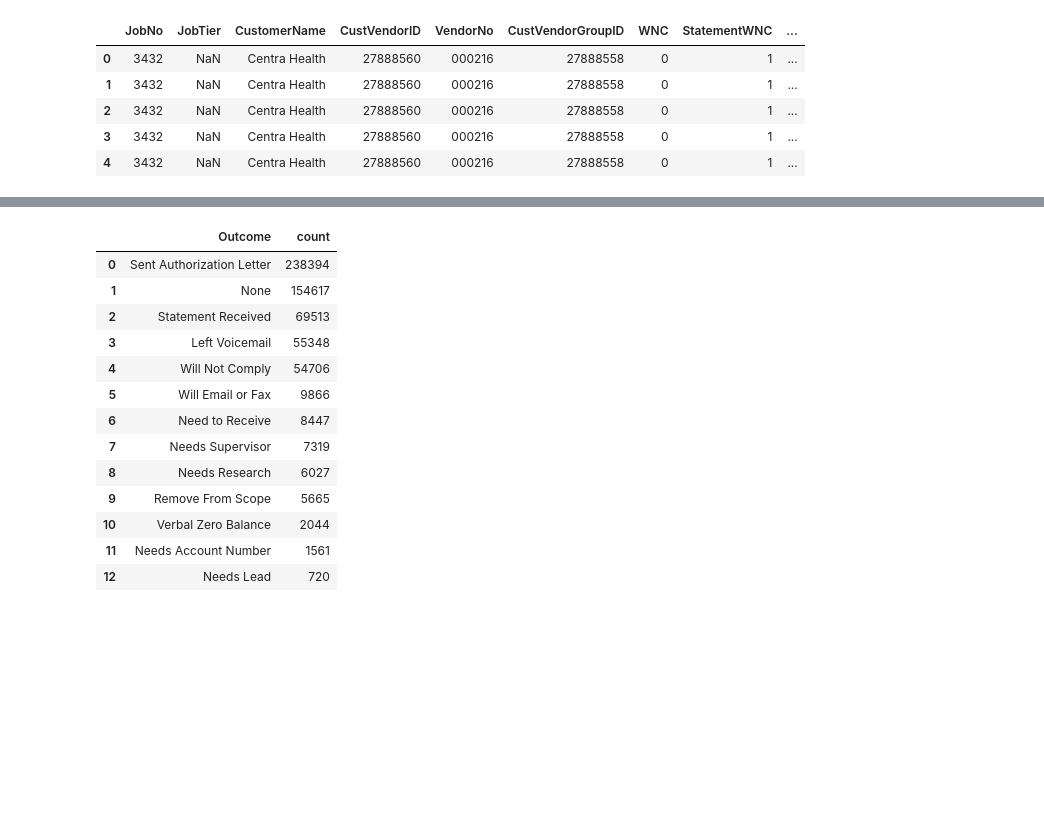
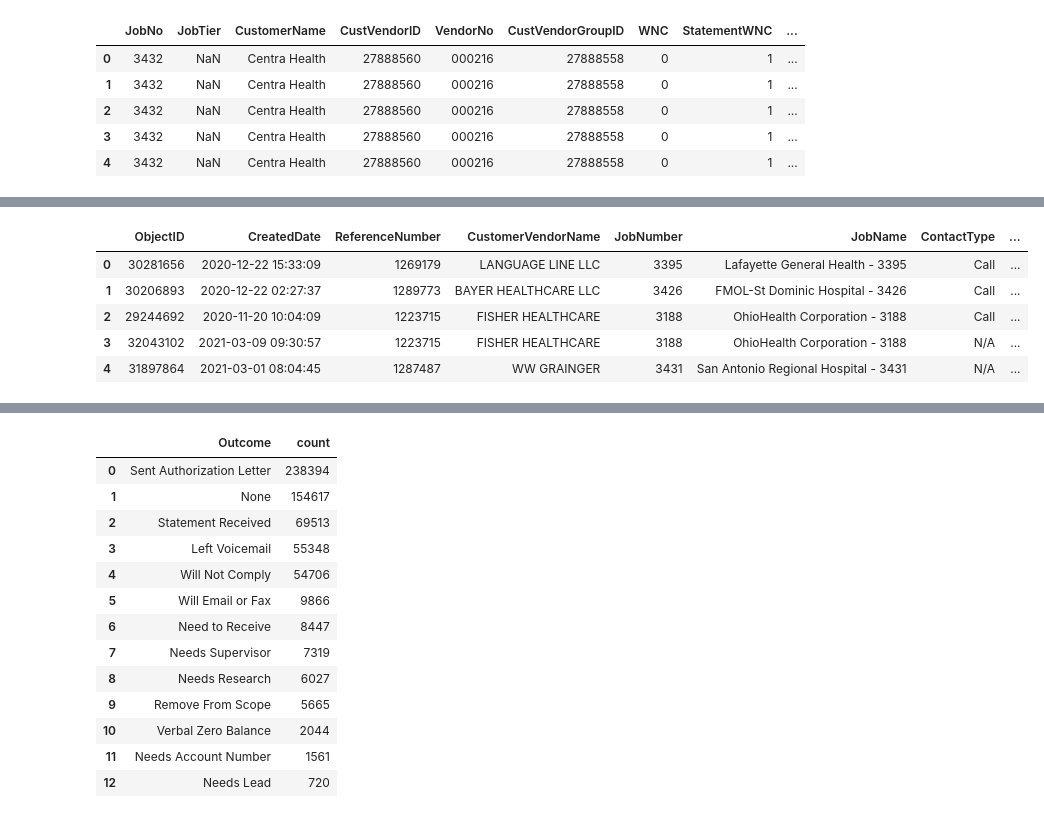
Before and after one commit to cpassorelli/call-reports, a Jupyter notebook: ipython/report-statement-code-copy.ipynb, the cells around one changed output, grey strips where cells are left out. Drawn from its saved outputs; the diff is of its cells as text; code cells hidden in the pictures; blank space fills up the shorter version.

```diff
--- a/ipython/report-statement-code-copy.ipynb
+++ b/ipython/report-statement-code-copy.ipynb
@@ -313,0 +392,40 @@ requests.where(col('ObjectID').isin(statementIdentity)).limit(5).toPandas()
+# %%
+received = spark.read.parquet('/tmp/RECEIVED')
+# %%
+%%time
+window = Window.partitionBy('StatementRequestObjectID').orderBy('CreatedDate')
+column = min(col('CreatedDate')).over(window)
+
+survival = received.withColumn('StartTime', col('CreatedDate').cast('long') - column.cast('long'))
+
+column = lead(col('StartTime')).over(window)
+column = coalesce(column, col('StartTime'))
+
+survival = survival.withColumn('StopTime', column)
+
+column = when(col('Outcome') == 'Statement Received', lit(1)).otherwise(0)
+survival = survival.withColumn('Event', column)
+
+column = when(col('CreatedBy') == 'SVC_WORKFLOW', lit('WORKFLOW')).otherwise('N/A')
+survival = survival.withColumn('Created', column)
+
+column = when(col('ActivityUser') == 'OnBase Processing Service', lit('OnBase')).otherwise('N/A')
+survival = survival.withColumn('User', column)
+
+survival = survival.na.fill('N/A', subset=['ContactType', 'Outcome', 'ActivityType'])
+
+drops = [
+    'ActivityDate',
+    'FollowUpDate',
+    'STNID',
+    'Notes',
+    'CustVendorObjectID',
+    'VendorContactObjectID'
+]
+
+survival = survival.drop(*drops)
+
+path = '/tmp/SURVIVAL'
+survival = create_tmp_parquet(spark, survival, path)
+survival.limit(5).toPandas()
+# %% [output]
@@ -313,0 +434,6 @@ requests.where(col('ObjectID').isin(statementIdentity)).limit(5).toPandas()
+|  | ObjectID | CreatedDate | ReferenceNumber | CustomerVendorName | JobNumber | JobName | ContactType | ... |
+| 0 | 30281656 | 2020-12-22 15:33:09 | 1269179 | LANGUAGE LINE LLC | 3395 | Lafayette General Health - 3395 | Call | ... |
+| 1 | 30206893 | 2020-12-22 02:27:37 | 1289773 | BAYER HEALTHCARE LLC | 3426 | FMOL-St Dominic Hospital - 3426 | Call | ... |
+| 2 | 29244692 | 2020-11-20 10:04:09 | 1223715 | FISHER HEALTHCARE | 3188 | OhioHealth Corporation - 3188 | Call | ... |
+| 3 | 32043102 | 2021-03-09 09:30:57 | 1223715 | FISHER HEALTHCARE | 3188 | OhioHealth Corporation - 3188 | N/A | ... |
+| 4 | 31897864 | 2021-03-01 08:04:45 | 1287487 | WW GRAINGER | 3431 | San Antonio Regional Hospital - 3431 | N/A | ... |
```
Also changed, not shown: parts of 23 cells of this notebook, 3 other files.
